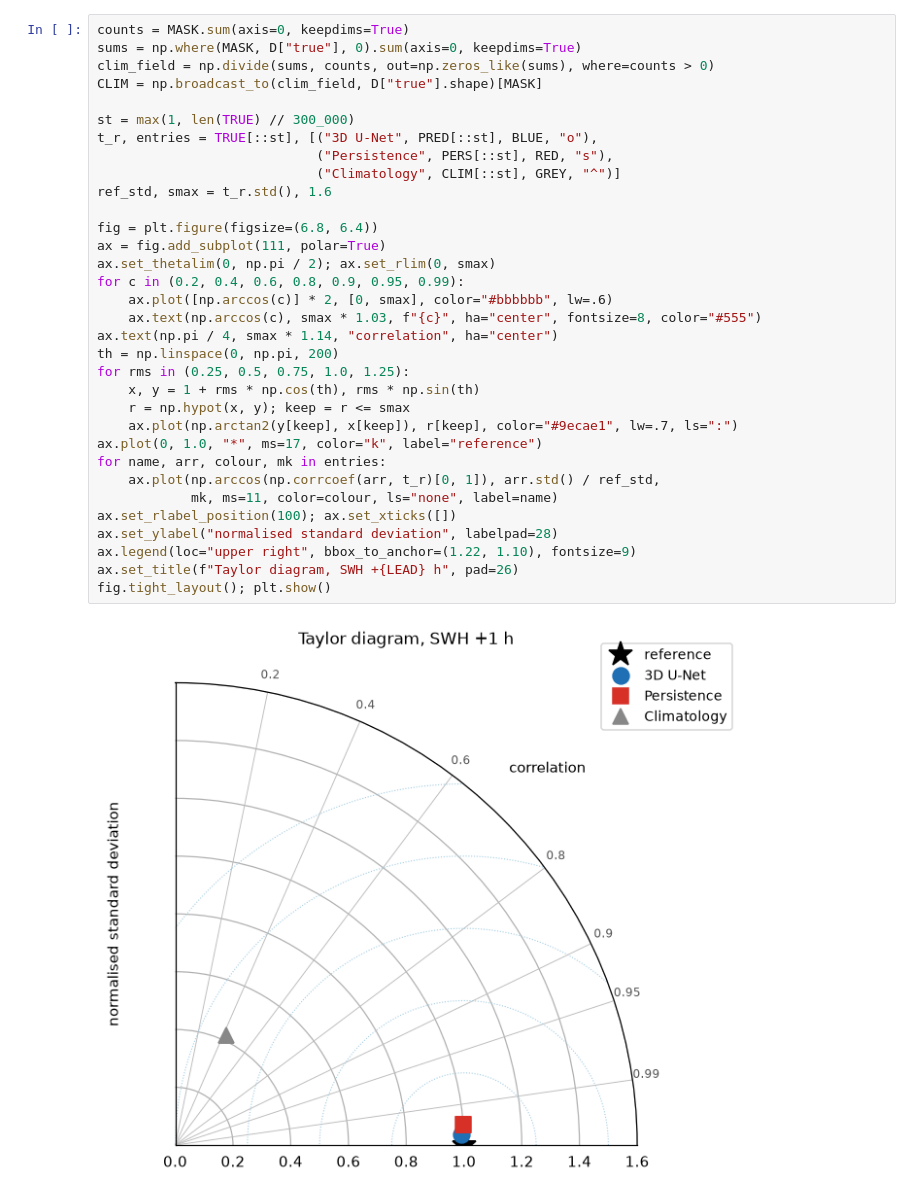
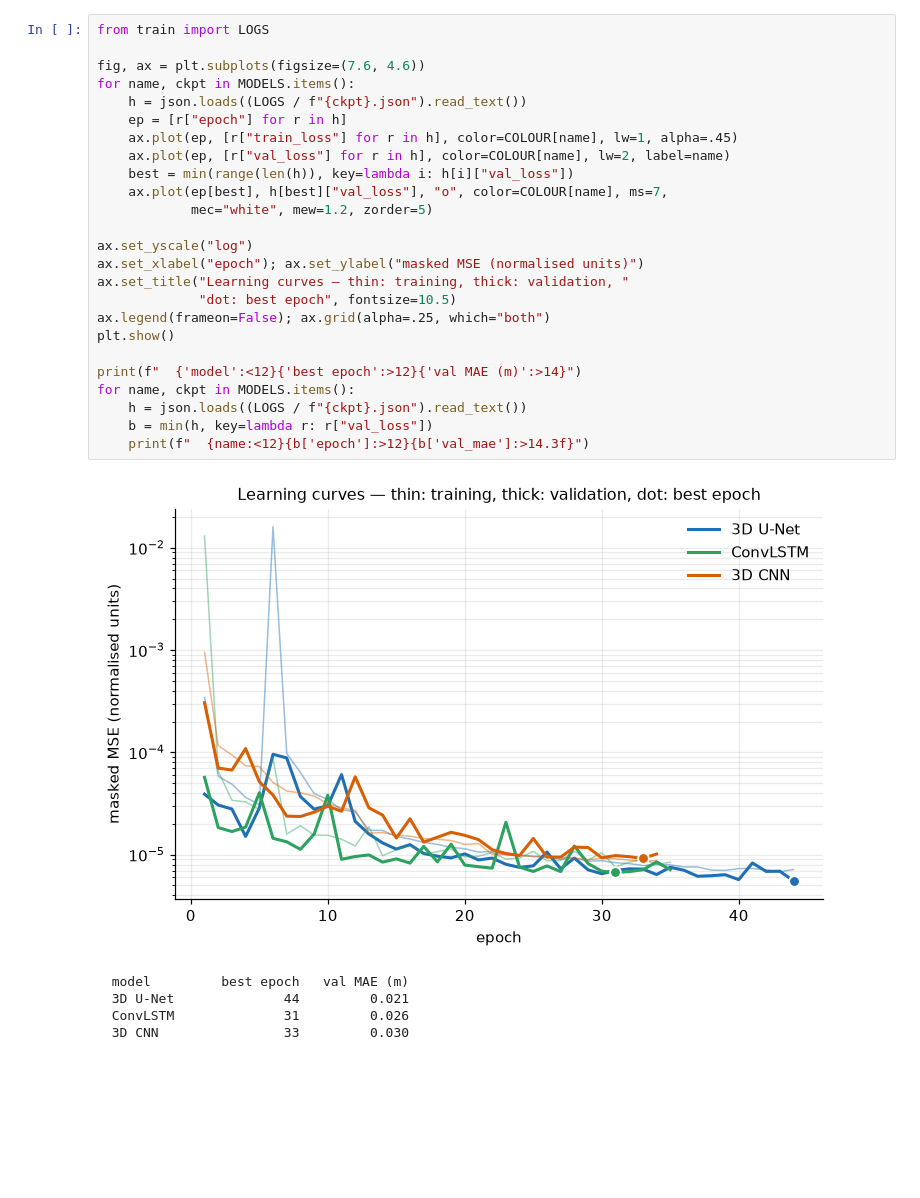
Before and after one commit to YMH0605/Ocean-wave, a Jupyter notebook: notebooks/01_results.ipynb, the cells around one changed output. Cells and saved outputs as stored; diff of their text form; blank space fills up the shorter version.

```diff
--- a/notebooks/01_results.ipynb
+++ b/notebooks/01_results.ipynb
@@ -456,36 +511,32 @@ from the black star is the centred error. A perfect model sits on the star.
 # %%
-counts = MASK.sum(axis=0, keepdims=True)
-sums = np.where(MASK, D["true"], 0).sum(axis=0, keepdims=True)
-clim_field = np.divide(sums, counts, out=np.zeros_like(sums), where=counts > 0)
-CLIM = np.broadcast_to(clim_field, D["true"].shape)[MASK]
+from train import LOGS
 
-st = max(1, len(TRUE) // 300_000)
-t_r, entries = TRUE[::st], [("3D U-Net", PRED[::st], BLUE, "o"),
-                            ("Persistence", PERS[::st], RED, "s"),
-                            ("Climatology", CLIM[::st], GREY, "^")]
-ref_std, smax = t_r.std(), 1.6
+fig, ax = plt.subplots(figsize=(7.6, 4.6))
+for name, ckpt in MODELS.items():
+    h = json.loads((LOGS / f"{ckpt}.json").read_text())
+    ep = [r["epoch"] for r in h]
+    ax.plot(ep, [r["train_loss"] for r in h], color=COLOUR[name], lw=1, alpha=.45)
+    ax.plot(ep, [r["val_loss"] for r in h], color=COLOUR[name], lw=2, label=name)
+    best = min(range(len(h)), key=lambda i: h[i]["val_loss"])
+    ax.plot(ep[best], h[best]["val_loss"], "o", color=COLOUR[name], ms=7,
+            mec="white", mew=1.2, zorder=5)
 
-fig = plt.figure(figsize=(6.8, 6.4))
-ax = fig.add_subplot(111, polar=True)
-ax.set_thetalim(0, np.pi / 2); ax.set_rlim(0, smax)
-for c in (0.2, 0.4, 0.6, 0.8, 0.9, 0.95, 0.99):
-    ax.plot([np.arccos(c)] * 2, [0, smax], color="#bbbbbb", lw=.6)
-    ax.text(np.arccos(c), smax * 1.03, f"{c}", ha="center", fontsize=8, color="#555")
-ax.text(np.pi / 4, smax * 1.14, "correlation", ha="center")
-th = np.linspace(0, np.pi, 200)
-for rms in (0.25, 0.5, 0.75, 1.0, 1.25):
-    x, y = 1 + rms * np.cos(th), rms * np.sin(th)
-    r = np.hypot(x, y); keep = r <= smax
-    ax.plot(np.arctan2(y[keep], x[keep]), r[keep], color="#9ecae1", lw=.7, ls=":")
-ax.plot(0, 1.0, "*", ms=17, color="k", label="reference")
-for name, arr, colour, mk in entries:
-    ax.plot(np.arccos(np.corrcoef(arr, t_r)[0, 1]), arr.std() / ref_std,
-            mk, ms=11, color=colour, ls="none", label=name)
-ax.set_rlabel_position(100); ax.set_xticks([])
-ax.set_ylabel("normalised standard deviation", labelpad=28)
-ax.legend(loc="upper right", bbox_to_anchor=(1.22, 1.10), fontsize=9)
-ax.set_title(f"Taylor diagram, SWH +{LEAD} h", pad=26)
-fig.tight_layout(); plt.show()
+ax.set_yscale("log")
+ax.set_xlabel("epoch"); ax.set_ylabel("masked MSE (normalised units)")
+ax.set_title("Learning curves — thin: training, thick: validation, "
+             "dot: best epoch", fontsize=10.5)
+ax.legend(frameon=False); ax.grid(alpha=.25, which="both")
+plt.show()
+
+print(f"  {'model':<12}{'best epoch':>12}{'val MAE (m)':>14}")
+for name, ckpt in MODELS.items():
+    h = json.loads((LOGS / f"{ckpt}.json").read_text())
+    b = min(h, key=lambda r: r["val_loss"])
+    print(f"  {name:<12}{b['epoch']:>12}{b['val_mae']:>14.3f}")
 # %% [output]
-[figure, old version]
+[figure, new version]
+  model         best epoch   val MAE (m)
+  3D U-Net              44         0.021
+  ConvLSTM              31         0.026
+  3D CNN                33         0.030
 # %% [markdown]
```
Also changed, not shown: parts of 36 cells of this notebook, 7 other files.
